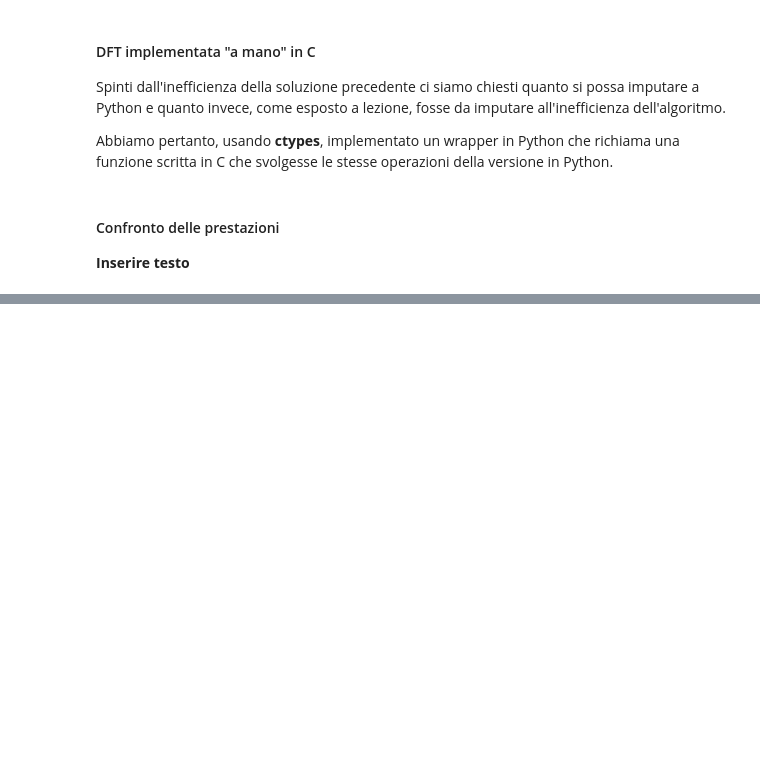
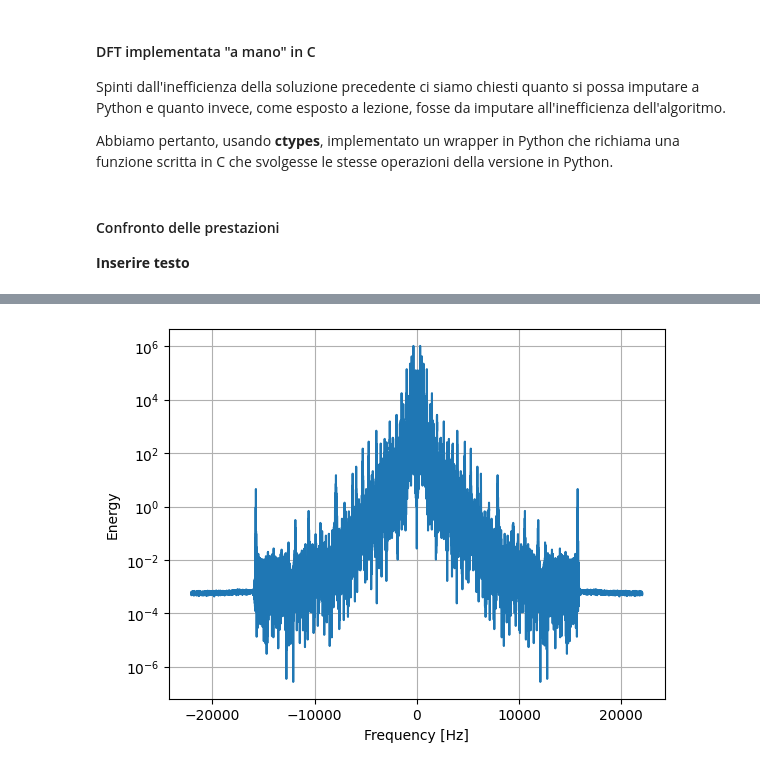
Before and after one commit to AlexF1789/homeworkTes, a Jupyter notebook: homework1/homework1.ipynb, the cells around one changed output, grey strips where cells are left out. Drawn from its saved outputs; the diff is of its cells as text; code cells hidden in the pictures; blank space fills up the shorter version.

```diff
--- a/homework1/homework1.ipynb
+++ b/homework1/homework1.ipynb
@@ -117,0 +175,17 @@ plt.show()
+# %%
+for i in range(0,int(len(audio1)/N1)):
+    clear_output(wait=True)
+
+    energy_spectrum1 = np.power(np.abs(np.fft.fft(audio1[i*N1:i*N1 + N1])), 2)
+    max_freq_banda1 = max(tes.get_limite_banda(energy_spectrum1, Df1, 99), max_freq_banda1)
+
+    plt.plot(x_axis1, tes.shift(energy_spectrum1))
+    plt.grid(True)
+    #plt.axis([-max_freq_banda1*1.25, max_freq_banda1*1.25, 0, 1.25 * np.max(energy_spectrum1)])
+    plt.xlabel("Frequency [Hz]")
+    plt.ylabel("Energy")
+    plt.yscale('log')
+    plt.show()
+    time.sleep(len_finestra)
+# %% [output]
+[figure, added]
```
Also changed, not shown: parts of 11 cells of this notebook, 1 other file.
